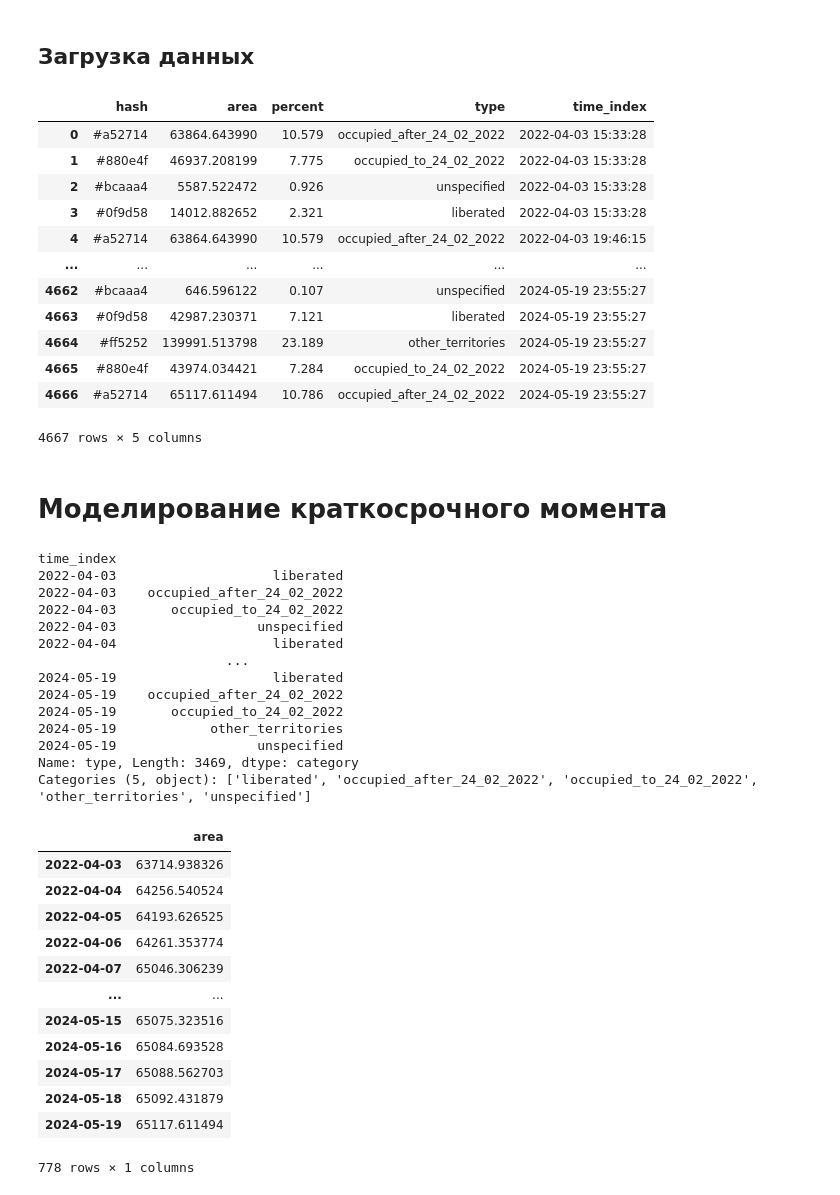
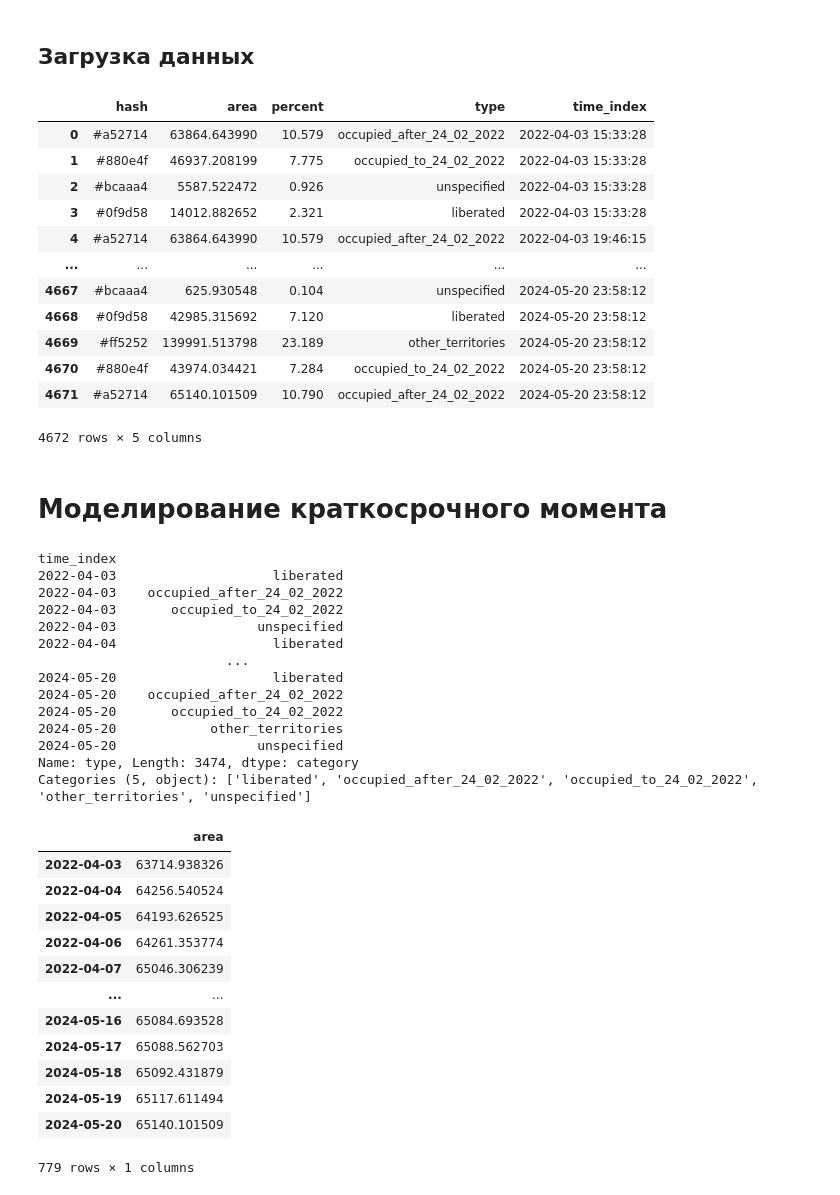
Before and after one commit to HexQuant/rua, a Jupyter notebook: area.ipynb, the cells around one changed output. Cells and saved outputs as stored; diff of their text form; code cells hidden in the pictures.

```diff
--- a/area.ipynb
+++ b/area.ipynb
@@ -35,36 +35,37 @@ time_history_url = "https://deepstatemap.live/api/history/public"
 # %%
 # Making a get request
 response = requests.get(time_history_url)
 
 df = pd.DataFrame()
 # print json content
 t = len(response.json())
 Path("data/").mkdir(exist_ok=True)
 with tqdm(total=t) as pbar:
     for n, i in enumerate(response.json()):
         timestamp = i["id"]
         time_index = datetime.datetime.fromtimestamp(timestamp)
         pbar.set_description(str(time_index.date()), refresh=True)
 
-        area = requests.get(f"https://deepstatemap.live/api/history/{timestamp}/areas")
+        area = requests.get(
+            f"https://deepstatemap.live/api/history/{timestamp}/areas")
         js_df = pd.json_normalize(area.json()).assign(time_index=time_index)
         df = pd.concat([df, js_df], ignore_index=True)
         pbar.update(1)
 df
 # %% [output]
 |  | hash | area | percent | type | time_index |
 | 0 | #a52714 | 63864.643990 | 10.579 | occupied_after_24_02_2022 | 2022-04-03 15:33:28 |
 | 1 | #880e4f | 46937.208199 | 7.775 | occupied_to_24_02_2022 | 2022-04-03 15:33:28 |
 | 2 | #bcaaa4 | 5587.522472 | 0.926 | unspecified | 2022-04-03 15:33:28 |
 | 3 | #0f9d58 | 14012.882652 | 2.321 | liberated | 2022-04-03 15:33:28 |
 | 4 | #a52714 | 63864.643990 | 10.579 | occupied_after_24_02_2022 | 2022-04-03 19:46:15 |
 | ... | ... | ... | ... | ... | ... |
-| 4662 | #bcaaa4 | 646.596122 | 0.107 | unspecified | 2024-05-19 23:55:27 |
-| 4663 | #0f9d58 | 42987.230371 | 7.121 | liberated | 2024-05-19 23:55:27 |
-| 4664 | #ff5252 | 139991.513798 | 23.189 | other_territories | 2024-05-19 23:55:27 |
-| 4665 | #880e4f | 43974.034421 | 7.284 | occupied_to_24_02_2022 | 2024-05-19 23:55:27 |
-| 4666 | #a52714 | 65117.611494 | 10.786 | occupied_after_24_02_2022 | 2024-05-19 23:55:27 |
+| 4667 | #bcaaa4 | 625.930548 | 0.104 | unspecified | 2024-05-20 23:58:12 |
+| 4668 | #0f9d58 | 42985.315692 | 7.120 | liberated | 2024-05-20 23:58:12 |
+| 4669 | #ff5252 | 139991.513798 | 23.189 | other_territories | 2024-05-20 23:58:12 |
+| 4670 | #880e4f | 43974.034421 | 7.284 | occupied_to_24_02_2022 | 2024-05-20 23:58:12 |
+| 4671 | #a52714 | 65140.101509 | 10.790 | occupied_after_24_02_2022 | 2024-05-20 23:58:12 |
-4667 rows × 5 columns
+4672 rows × 5 columns
 # %%
 df.set_index("time_index", inplace=True)
 df = df.astype(
@@ -117,12 +118,12 @@ time_index
 2022-04-03                  unspecified
 2022-04-04                    liberated
                         ...
-2024-05-19                    liberated
-2024-05-19    occupied_after_24_02_2022
-2024-05-19       occupied_to_24_02_2022
-2024-05-19            other_territories
-2024-05-19                  unspecified
-Name: type, Length: 3469, dtype: category
+2024-05-20                    liberated
+2024-05-20    occupied_after_24_02_2022
+2024-05-20       occupied_to_24_02_2022
+2024-05-20            other_territories
+2024-05-20                  unspecified
+Name: type, Length: 3474, dtype: category
 Categories (5, object): ['liberated', 'occupied_after_24_02_2022', 'occupied_to_24_02_2022', 'other_territories', 'unspecified']
 # %%
 ru_holidays = holidays.country_holidays("RU")
@@ -147,12 +148,12 @@ aa
 | 2022-04-06 | 64261.353774 |
 | 2022-04-07 | 65046.306239 |
 | ... | ... |
-| 2024-05-15 | 65075.323516 |
 | 2024-05-16 | 65084.693528 |
 | 2024-05-17 | 65088.562703 |
 | 2024-05-18 | 65092.431879 |
 | 2024-05-19 | 65117.611494 |
+| 2024-05-20 | 65140.101509 |
-778 rows × 1 columns
+779 rows × 1 columns
 # %%
 xx = (
     pd.DataFrame(index=aa.index).assign(
```
Also changed, not shown: parts of 6 cells of this notebook, 2 other files.
